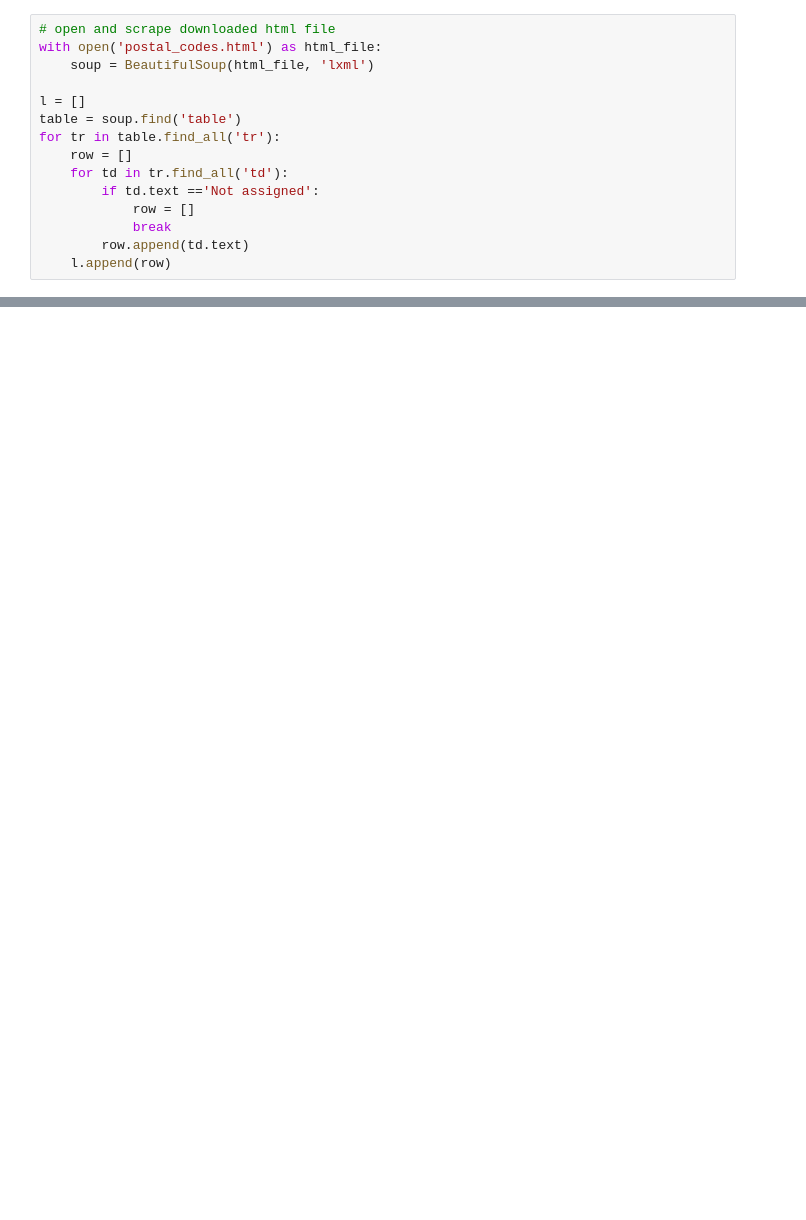
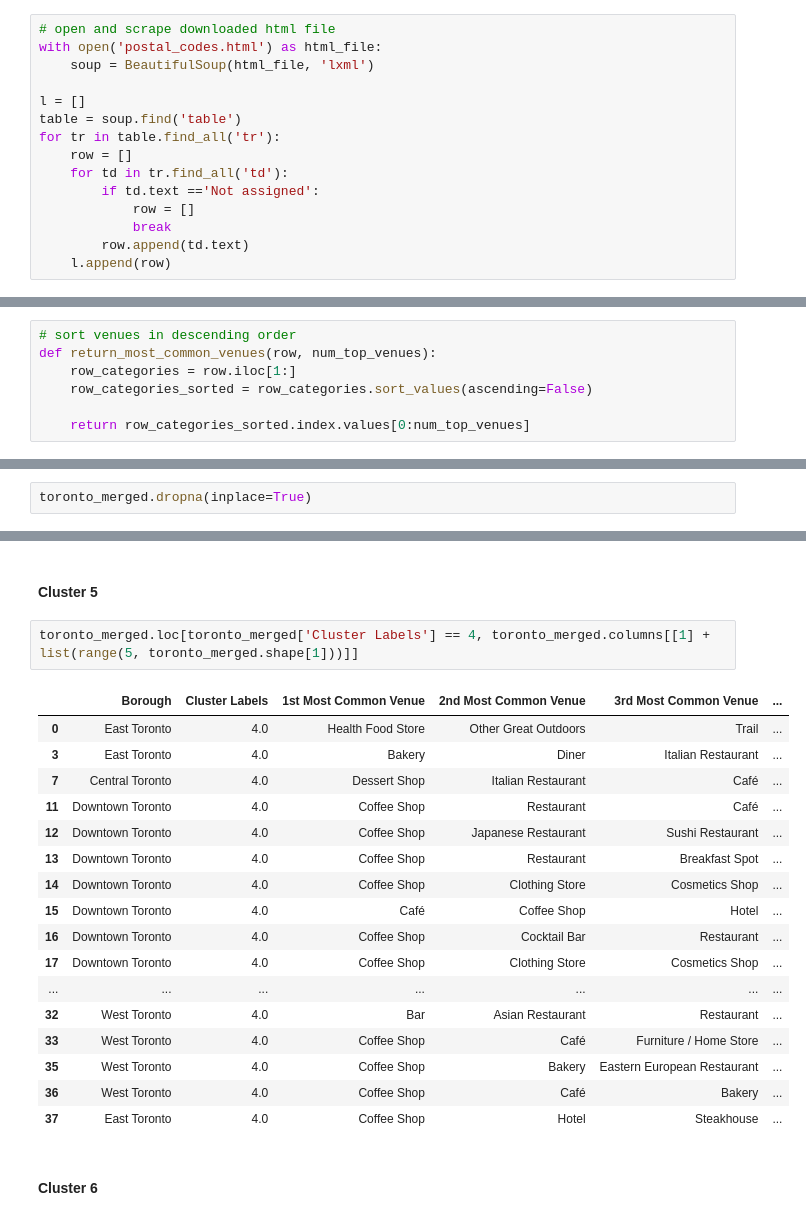
Before and after one commit to mvi-x/IBM_Data_Science_Capstone, a Jupyter notebook: Segmenting_and_Clustering_Neighborhood_in_Toronto.ipynb, the cells around one changed output, grey strips where cells are left out. Cells and saved outputs as stored; diff of their text form; blank space fills up the shorter version.

```diff
--- a/Segmenting_and_Clustering_Neighborhood_in_Toronto.ipynb
+++ b/Segmenting_and_Clustering_Neighborhood_in_Toronto.ipynb
@@ -96,0 +572,7 @@ We will work only with boroughs that contain the word Toronto and replicate the
+# %%
+# sort venues in descending order
+def return_most_common_venues(row, num_top_venues):
+    row_categories = row.iloc[1:]
+    row_categories_sorted = row_categories.sort_values(ascending=False)
+
+    return row_categories_sorted.index.values[0:num_top_venues]
@@ -96,0 +686,2 @@ We will work only with boroughs that contain the word Toronto and replicate the
+# %%
+toronto_merged.dropna(inplace=True)
@@ -96,0 +754,24 @@ We will work only with boroughs that contain the word Toronto and replicate the
+# %% [markdown]
+#### Cluster 5
+# %%
+toronto_merged.loc[toronto_merged['Cluster Labels'] == 4, toronto_merged.columns[[1] + list(range(5, toronto_merged.shape[1]))]]
+# %% [output]
+|  | Borough | Cluster Labels | 1st Most Common Venue | 2nd Most Common Venue | 3rd Most Common Venue | ... |
+| 0 | East Toronto | 4.0 | Health Food Store | Other Great Outdoors | Trail | ... |
+| 3 | East Toronto | 4.0 | Bakery | Diner | Italian Restaurant | ... |
+| 7 | Central Toronto | 4.0 | Dessert Shop | Italian Restaurant | Café | ... |
+| 11 | Downtown Toronto | 4.0 | Coffee Shop | Restaurant | Café | ... |
+| 12 | Downtown Toronto | 4.0 | Coffee Shop | Japanese Restaurant | Sushi Restaurant | ... |
+| 13 | Downtown Toronto | 4.0 | Coffee Shop | Restaurant | Breakfast Spot | ... |
+| 14 | Downtown Toronto | 4.0 | Coffee Shop | Clothing Store | Cosmetics Shop | ... |
+| 15 | Downtown Toronto | 4.0 | Café | Coffee Shop | Hotel | ... |
+| 16 | Downtown Toronto | 4.0 | Coffee Shop | Cocktail Bar | Restaurant | ... |
+| 17 | Downtown Toronto | 4.0 | Coffee Shop | Clothing Store | Cosmetics Shop | ... |
+| ... | ... | ... | ... | ... | ... | ... |
+| 32 | West Toronto | 4.0 | Bar | Asian Restaurant | Restaurant | ... |
+| 33 | West Toronto | 4.0 | Coffee Shop | Café | Furniture / Home Store | ... |
+| 35 | West Toronto | 4.0 | Coffee Shop | Bakery | Eastern European Restaurant | ... |
+| 36 | West Toronto | 4.0 | Coffee Shop | Café | Bakery | ... |
+| 37 | East Toronto | 4.0 | Coffee Shop | Hotel | Steakhouse | ... |
+# %% [markdown]
+#### Cluster 6
```
Also changed, not shown: parts of 72 cells of this notebook.
